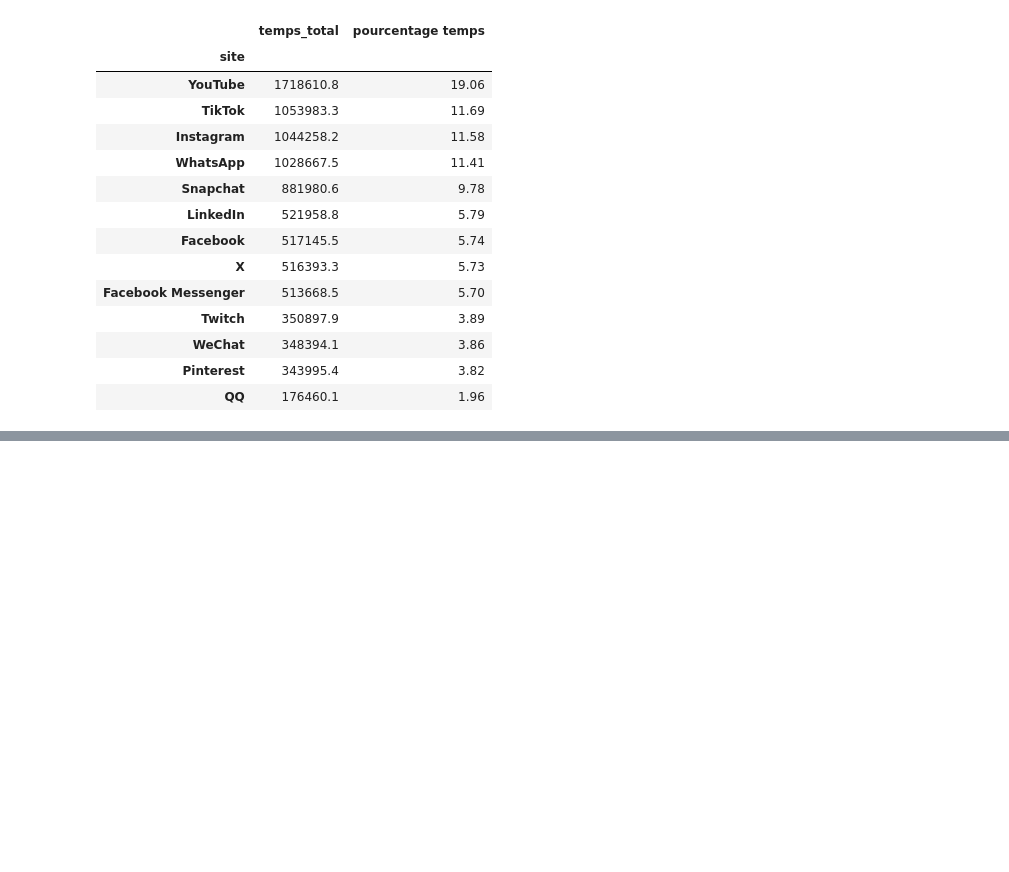
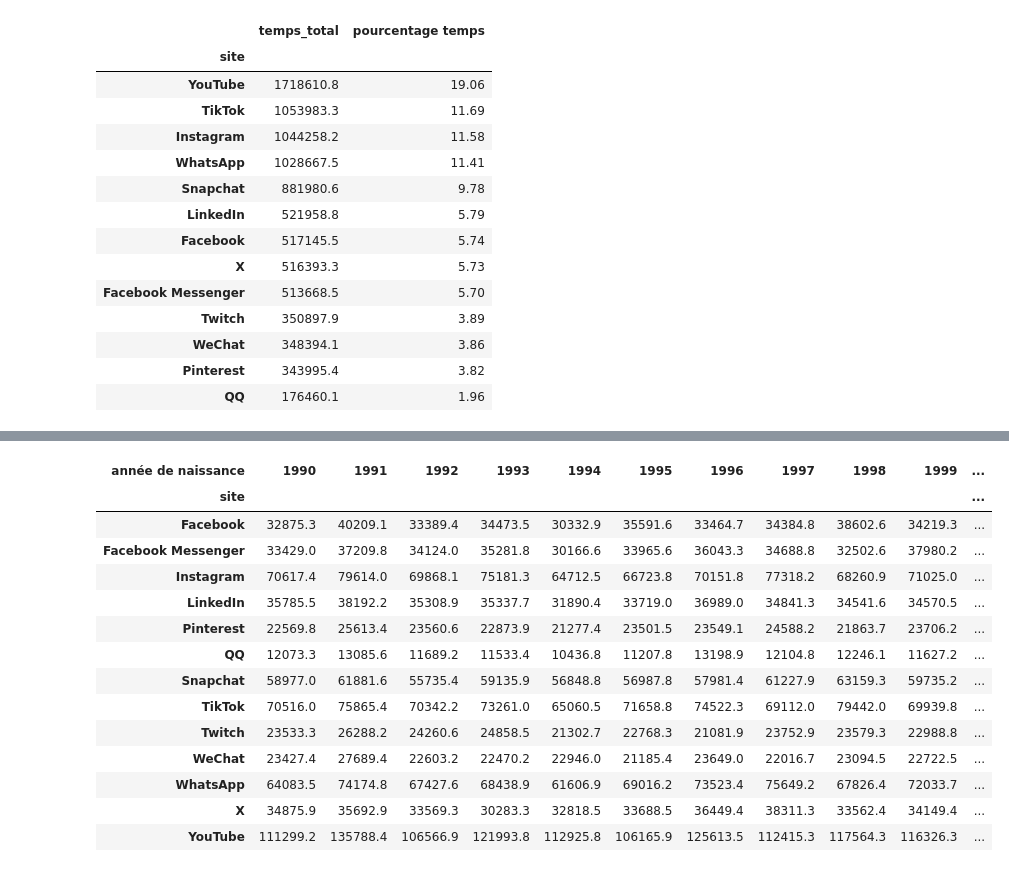
Before and after one commit to ZorroLeVrai/Python.Bureautique, a Jupyter notebook: Notebooks/Exercices/exo_14_2.ipynb, the cells around one changed output, grey strips where cells are left out. Saved outputs shown, nothing was run; the diff lists cells and outputs as text; code cells hidden in the pictures; blank space fills up the shorter version.

```diff
--- a/Notebooks/Exercices/exo_14_2.ipynb
+++ b/Notebooks/Exercices/exo_14_2.ipynb
@@ -221,0 +288,20 @@ df_merge \
+# %%
+df_classement_somme = df_merge \
+    .pivot_table(index=["site"], columns=["année de naissance"], values="temps passé", aggfunc="sum")
+df_classement_somme
+# %% [output]
+| année de naissance | 1990 | 1991 | 1992 | 1993 | 1994 | 1995 | 1996 | 1997 | 1998 | 1999 | ... |
+| site |  |  |  |  |  |  |  |  |  |  | ... |
+| Facebook | 32875.3 | 40209.1 | 33389.4 | 34473.5 | 30332.9 | 35591.6 | 33464.7 | 34384.8 | 38602.6 | 34219.3 | ... |
+| Facebook Messenger | 33429.0 | 37209.8 | 34124.0 | 35281.8 | 30166.6 | 33965.6 | 36043.3 | 34688.8 | 32502.6 | 37980.2 | ... |
+| Instagram | 70617.4 | 79614.0 | 69868.1 | 75181.3 | 64712.5 | 66723.8 | 70151.8 | 77318.2 | 68260.9 | 71025.0 | ... |
+| LinkedIn | 35785.5 | 38192.2 | 35308.9 | 35337.7 | 31890.4 | 33719.0 | 36989.0 | 34841.3 | 34541.6 | 34570.5 | ... |
+| Pinterest | 22569.8 | 25613.4 | 23560.6 | 22873.9 | 21277.4 | 23501.5 | 23549.1 | 24588.2 | 21863.7 | 23706.2 | ... |
+| QQ | 12073.3 | 13085.6 | 11689.2 | 11533.4 | 10436.8 | 11207.8 | 13198.9 | 12104.8 | 12246.1 | 11627.2 | ... |
+| Snapchat | 58977.0 | 61881.6 | 55735.4 | 59135.9 | 56848.8 | 56987.8 | 57981.4 | 61227.9 | 63159.3 | 59735.2 | ... |
+| TikTok | 70516.0 | 75865.4 | 70342.2 | 73261.0 | 65060.5 | 71658.8 | 74522.3 | 69112.0 | 79442.0 | 69939.8 | ... |
+| Twitch | 23533.3 | 26288.2 | 24260.6 | 24858.5 | 21302.7 | 22768.3 | 21081.9 | 23752.9 | 23579.3 | 22988.8 | ... |
+| WeChat | 23427.4 | 27689.4 | 22603.2 | 22470.2 | 22946.0 | 21185.4 | 23649.0 | 22016.7 | 23094.5 | 22722.5 | ... |
+| WhatsApp | 64083.5 | 74174.8 | 67427.6 | 68438.9 | 61606.9 | 69016.2 | 73523.4 | 75649.2 | 67826.4 | 72033.7 | ... |
+| X | 34875.9 | 35692.9 | 33569.3 | 30283.3 | 32818.5 | 33688.5 | 36449.4 | 38311.3 | 33562.4 | 34149.4 | ... |
+| YouTube | 111299.2 | 135788.4 | 106566.9 | 121993.8 | 112925.8 | 106165.9 | 125613.5 | 112415.3 | 117564.3 | 116326.3 | ... |
```
Also changed, not shown: parts of 6 cells of this notebook.
